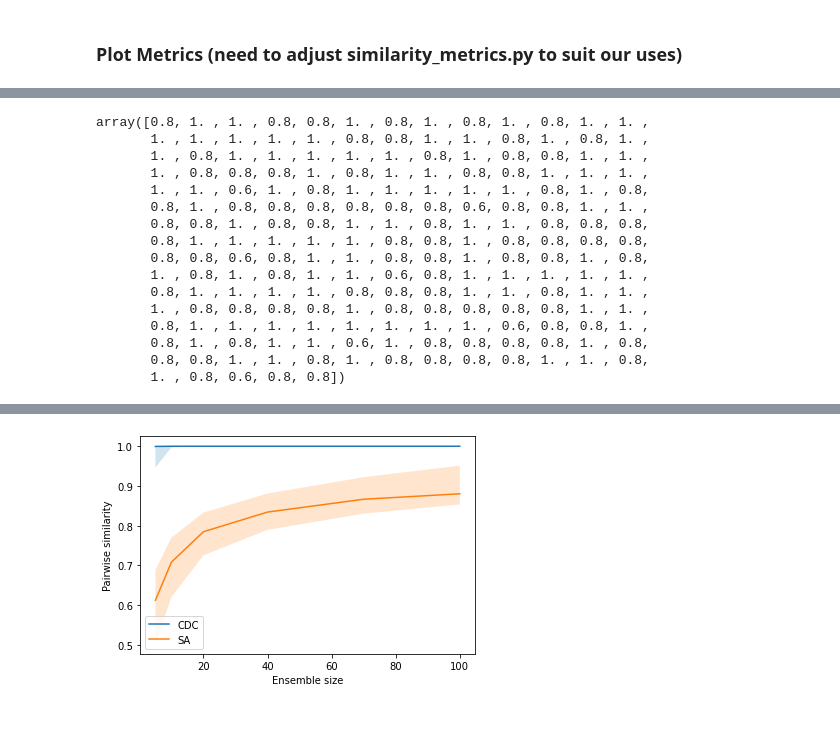
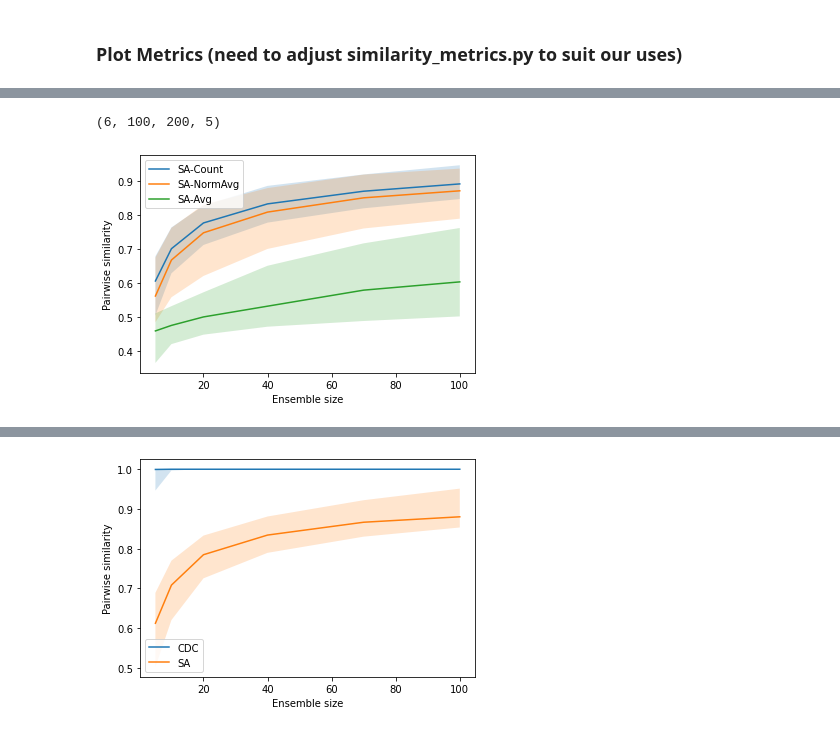
Before and after one commit to nicole-hjlin/harvard_cs282_ptg, a Jupyter notebook: ptg/tutorial.ipynb, the cells around one changed output, grey strips where cells are left out. Cells and saved outputs as stored; diff of their text form; code cells hidden in the pictures.

```diff
--- a/ptg/tutorial.ipynb
+++ b/ptg/tutorial.ipynb
@@ -133,20 +131,5 @@ y_signed = y * signs_y
-# %%
-top_k_sa(tk_count[0], tk_count[1], sign_count[0], sign_count[1])
-# %% [output]
-array([0.8, 1. , 1. , 0.8, 0.8, 1. , 0.8, 1. , 0.8, 1. , 0.8, 1. , 1. ,
-       1. , 1. , 1. , 1. , 1. , 0.8, 0.8, 1. , 1. , 0.8, 1. , 0.8, 1. ,
-       1. , 0.8, 1. , 1. , 1. , 1. , 1. , 0.8, 1. , 0.8, 0.8, 1. , 1. ,
-       1. , 0.8, 0.8, 0.8, 1. , 0.8, 1. , 1. , 0.8, 0.8, 1. , 1. , 1. ,
-       1. , 1. , 0.6, 1. , 0.8, 1. , 1. , 1. , 1. , 1. , 0.8, 1. , 0.8,
-       0.8, 1. , 0.8, 0.8, 0.8, 0.8, 0.8, 0.8, 0.6, 0.8, 0.8, 1. , 1. ,
-       0.8, 0.8, 1. , 0.8, 0.8, 1. , 1. , 0.8, 1. , 1. , 0.8, 0.8, 0.8,
-       0.8, 1. , 1. , 1. , 1. , 1. , 0.8, 0.8, 1. , 0.8, 0.8, 0.8, 0.8,
-       0.8, 0.8, 0.6, 0.8, 1. , 1. , 0.8, 0.8, 1. , 0.8, 0.8, 1. , 0.8,
-       1. , 0.8, 1. , 0.8, 1. , 1. , 0.6, 0.8, 1. , 1. , 1. , 1. , 1. ,
-       0.8, 1. , 1. , 1. , 1. , 0.8, 0.8, 0.8, 1. , 1. , 0.8, 1. , 1. ,
-       1. , 0.8, 0.8, 0.8, 0.8, 1. , 0.8, 0.8, 0.8, 0.8, 0.8, 1. , 1. ,
-       0.8, 1. , 1. , 1. , 1. , 1. , 1. , 1. , 1. , 0.6, 0.8, 0.8, 1. ,
-       0.8, 1. , 0.8, 1. , 1. , 0.6, 1. , 0.8, 0.8, 0.8, 0.8, 1. , 0.8,
-       0.8, 0.8, 1. , 1. , 0.8, 1. , 0.8, 0.8, 0.8, 0.8, 1. , 1. , 0.8,
-       1. , 0.8, 0.6, 0.8, 0.8])
+# %%
+topk_avg.shape
+# %% [output]
+(6, 100, 200, 5)
 # %%
@@ -166,3 +157,16 @@ for i in tqdm(range(len(ensemble_sizes))):
+# %%
+titles = ['SA-Count', 'SA-NormAvg', 'SA-Avg']
+for i, metric in enumerate([SA, SA_norm_avg, SA_avg]):
+    # Error bars represent different inputs
+    q = np.quantile(metric, [0.25, 0.5, 0.75], axis=1)
+    plt.plot(ensemble_sizes, q[1], label=titles[i])  # plot 50% quantile
+    plt.fill_between(ensemble_sizes, q[0], q[2], alpha=0.2)  # fill between 25% and 75% quantiles
+plt.xlabel('Ensemble size')
+plt.ylabel('Pairwise similarity')
+plt.legend()
+plt.show()
+# %% [output]
+[figure, added]
 # %%
 titles = ['CDC', 'SA']
 for i, metric in enumerate([CDC, SA]):
```
Also changed, not shown: parts of 7 cells of this notebook.
